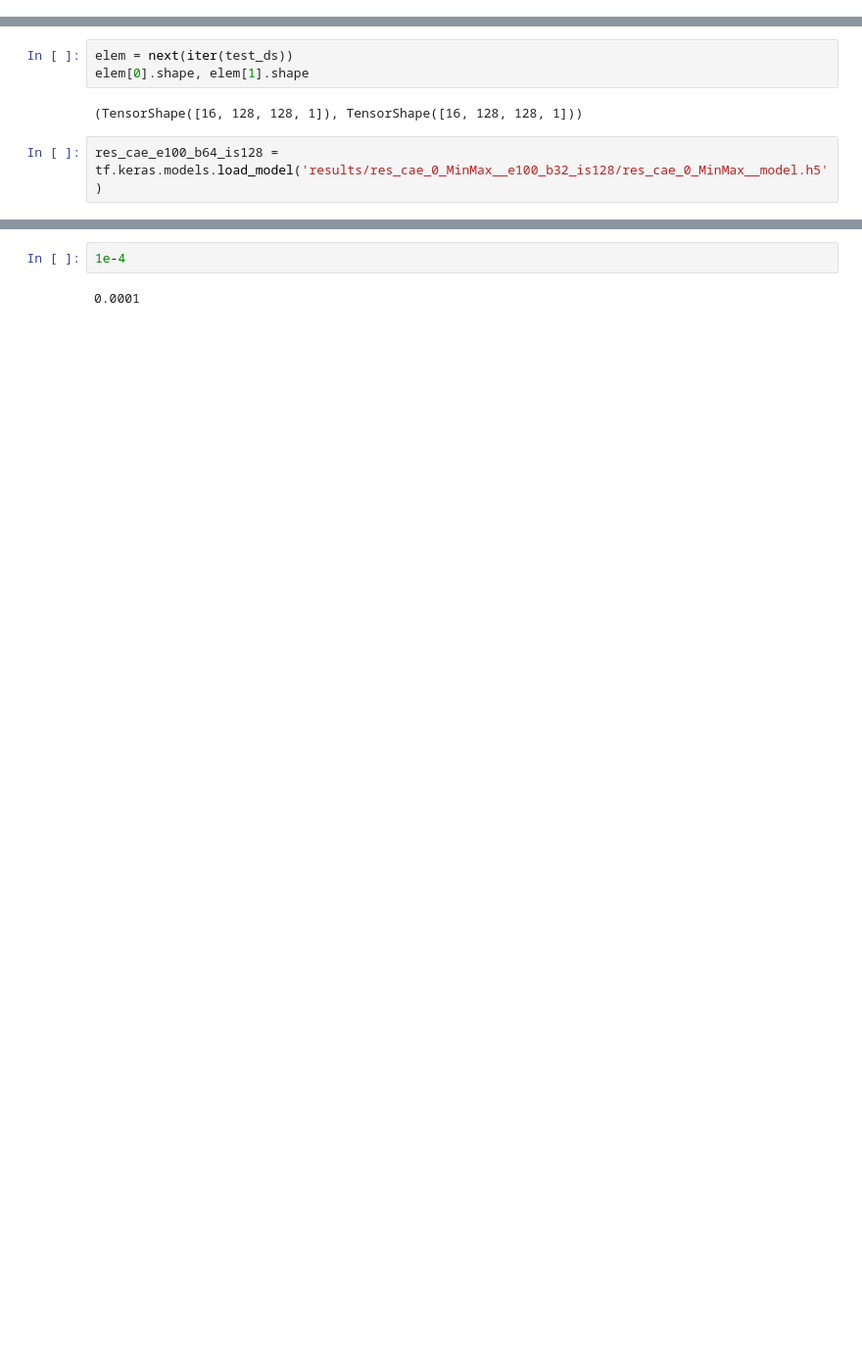
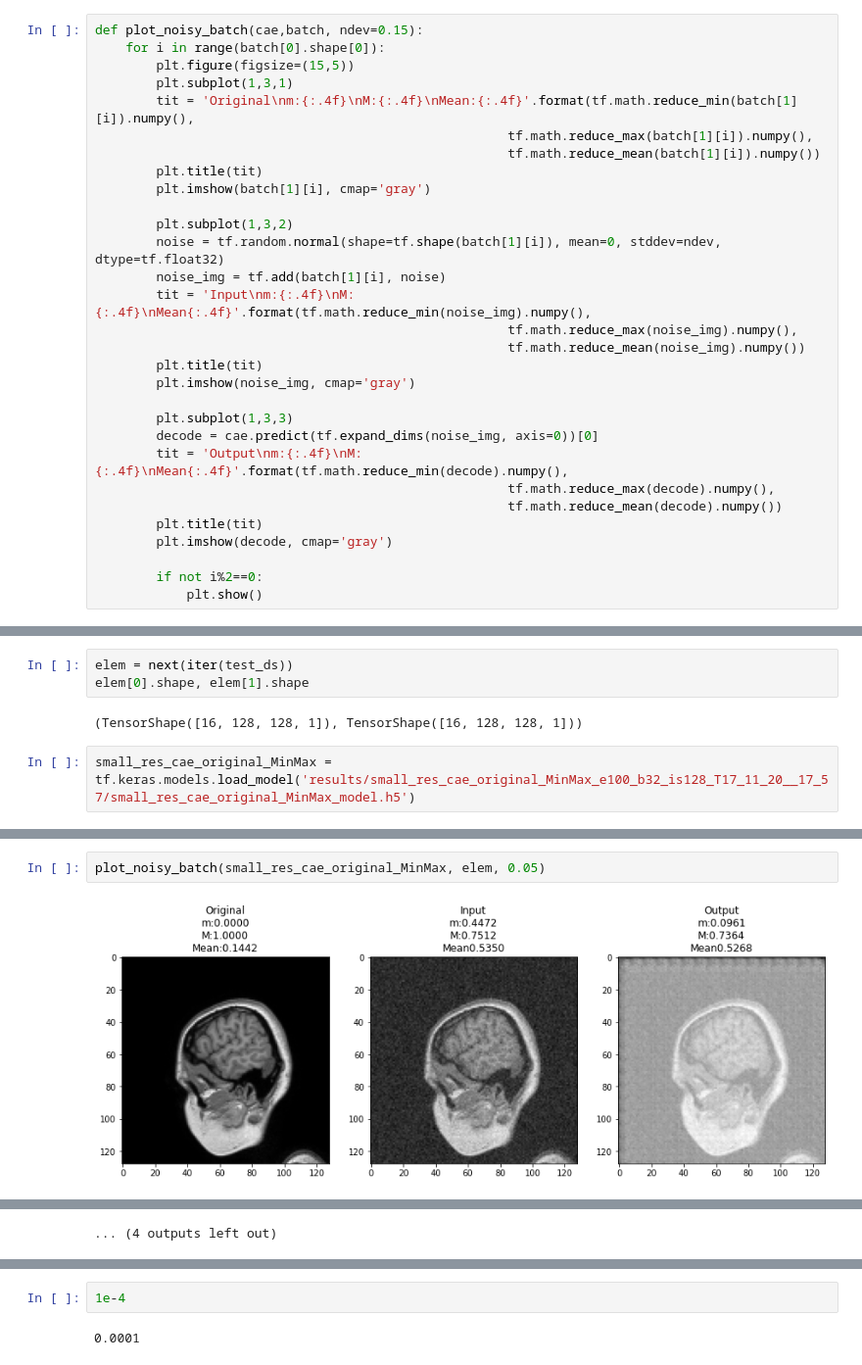
Before and after one commit to AdrianArnaiz/Brain-MRI-Autoencoder, a Jupyter notebook: src/2.Experiments/First_Experiments.ipynb, the cells around one changed output, grey strips where cells are left out. Shown at 98% size. Cells and saved outputs as stored; diff of their text form; blank space fills up the shorter version.

```diff
--- a/src/2.Experiments/First_Experiments.ipynb
+++ b/src/2.Experiments/First_Experiments.ipynb
@@ -192,0 +87,30 @@ print("Model, accuracy: {:5.2f}%".format(100 * acc))
+# %%
+def plot_noisy_batch(cae,batch, ndev=0.15):
+    for i in range(batch[0].shape[0]):
+        plt.figure(figsize=(15,5))
+        plt.subplot(1,3,1)
+        tit = 'Original\nm:{:.4f}\nM:{:.4f}\nMean:{:.4f}'.format(tf.math.reduce_min(batch[1][i]).numpy(),
+                                                      tf.math.reduce_max(batch[1][i]).numpy(),
+                                                      tf.math.reduce_mean(batch[1][i]).numpy())
+        plt.title(tit)
+        plt.imshow(batch[1][i], cmap='gray')
+
+        plt.subplot(1,3,2)
+        noise = tf.random.normal(shape=tf.shape(batch[1][i]), mean=0, stddev=ndev, dtype=tf.float32)
+        noise_img = tf.add(batch[1][i], noise)
+        tit = 'Input\nm:{:.4f}\nM:{:.4f}\nMean{:.4f}'.format(tf.math.reduce_min(noise_img).numpy(),
+                                                      tf.math.reduce_max(noise_img).numpy(),
+                                                      tf.math.reduce_mean(noise_img).numpy())
+        plt.title(tit)
+        plt.imshow(noise_img, cmap='gray')
+
+        plt.subplot(1,3,3)
+        decode = cae.predict(tf.expand_dims(noise_img, axis=0))[0]
+        tit = 'Output\nm:{:.4f}\nM:{:.4f}\nMean{:.4f}'.format(tf.math.reduce_min(decode).numpy(),
+                                                      tf.math.reduce_max(decode).numpy(),
+                                                      tf.math.reduce_mean(decode).numpy())
+        plt.title(tit)
+        plt.imshow(decode, cmap='gray')
+
+        if not i%2==0:
+            plt.show()
@@ -196,4 +123,4 @@ elem[0].shape, elem[1].shape
 # %% [output]
 (TensorShape([16, 128, 128, 1]), TensorShape([16, 128, 128, 1]))
 # %%
-res_cae_e100_b64_is128 = tf.keras.models.load_model('results/res_cae_0_MinMax__e100_b32_is128/res_cae_0_MinMax__model.h5')
+small_res_cae_original_MinMax = tf.keras.models.load_model('results/small_res_cae_original_MinMax_e100_b32_is128_T17_11_20__17_57/small_res_cae_original_MinMax_model.h5')
@@ -261,0 +131,4 @@ for i in range(2):#elem[0].shape[0]):
+# %%
+plot_noisy_batch(small_res_cae_original_MinMax, elem, 0.05)
+# %% [output]
+[figure, added]
@@ -261,0 +146 @@ for i in range(2):#elem[0].shape[0]):
+... (4 outputs left out)
```
Also changed, not shown: parts of 21 cells of this notebook, 40 other files.
